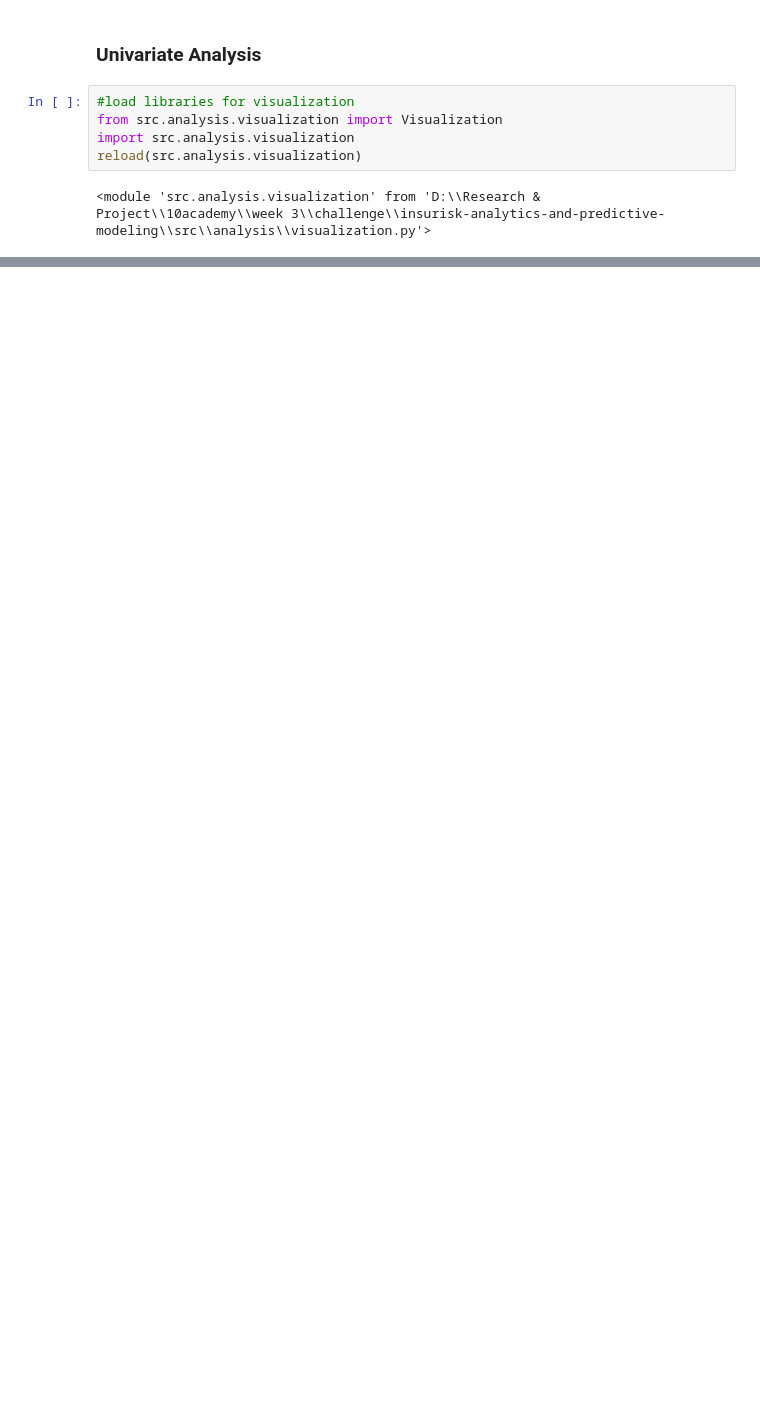
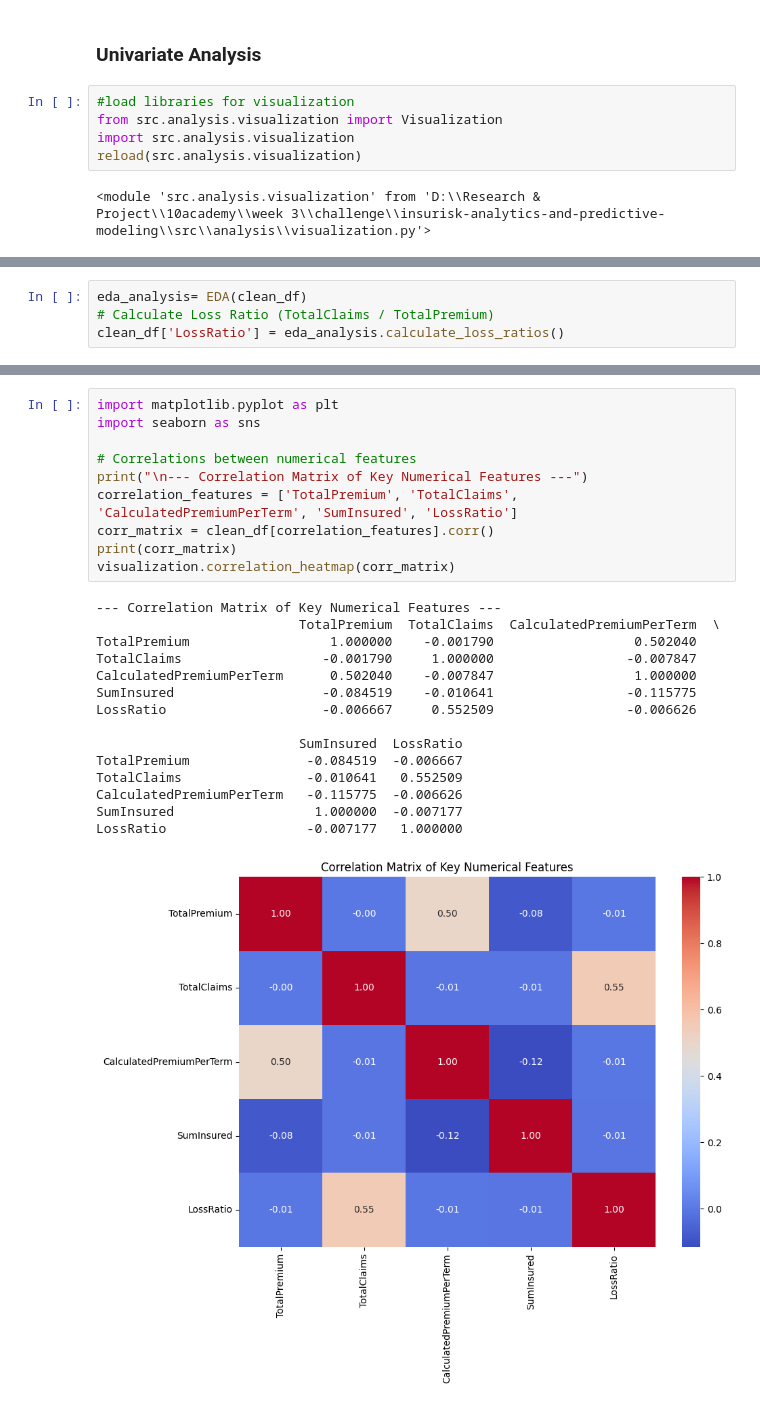
Before and after one commit to chalasimon/insurisk-analytics-and-predictive-modeling, a Jupyter notebook: notebooks/eda.ipynb, the cells around one changed output, grey strips where cells are left out. Saved outputs shown, nothing was run; the diff lists cells and outputs as text; blank space fills up the shorter version.

```diff
--- a/notebooks/eda.ipynb
+++ b/notebooks/eda.ipynb
@@ -254,0 +271,4 @@ Passing `palette` without assigning `hue` is deprecated and will be removed in v
+# %%
+eda_analysis= EDA(clean_df)
+# Calculate Loss Ratio (TotalClaims / TotalPremium)
+clean_df['LossRatio'] = eda_analysis.calculate_loss_ratios()
@@ -254,0 +317,26 @@ Passing `palette` without assigning `hue` is deprecated and will be removed in v
+# %%
+import matplotlib.pyplot as plt
+import seaborn as sns
+
+# Correlations between numerical features
+print("\n--- Correlation Matrix of Key Numerical Features ---")
+correlation_features = ['TotalPremium', 'TotalClaims', 'CalculatedPremiumPerTerm', 'SumInsured', 'LossRatio']
+corr_matrix = clean_df[correlation_features].corr()
+print(corr_matrix)
+visualization.correlation_heatmap(corr_matrix)
+# %% [output]
+--- Correlation Matrix of Key Numerical Features ---
+                          TotalPremium  TotalClaims  CalculatedPremiumPerTerm  \
+TotalPremium                  1.000000    -0.001790                  0.502040
+TotalClaims                  -0.001790     1.000000                 -0.007847
+CalculatedPremiumPerTerm      0.502040    -0.007847                  1.000000
+SumInsured                   -0.084519    -0.010641                 -0.115775
+LossRatio                    -0.006667     0.552509                 -0.006626
+
+                          SumInsured  LossRatio
+TotalPremium               -0.084519  -0.006667
+TotalClaims                -0.010641   0.552509
+CalculatedPremiumPerTerm   -0.115775  -0.006626
+SumInsured                  1.000000  -0.007177
+LossRatio                  -0.007177   1.000000
+[figure, added]
```
Also changed, not shown: parts of 10 cells of this notebook, 2 other files.
